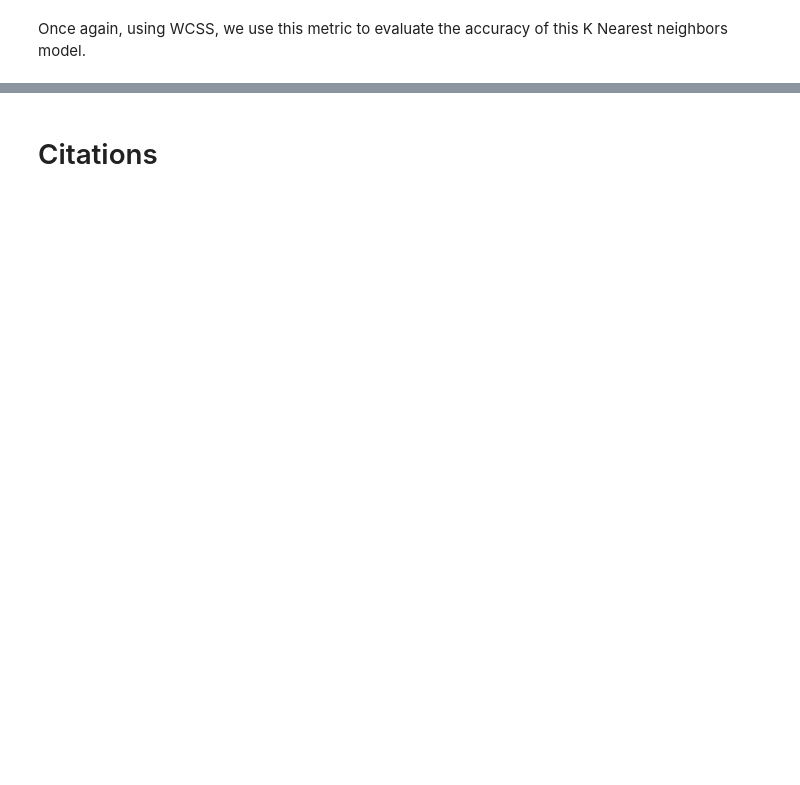
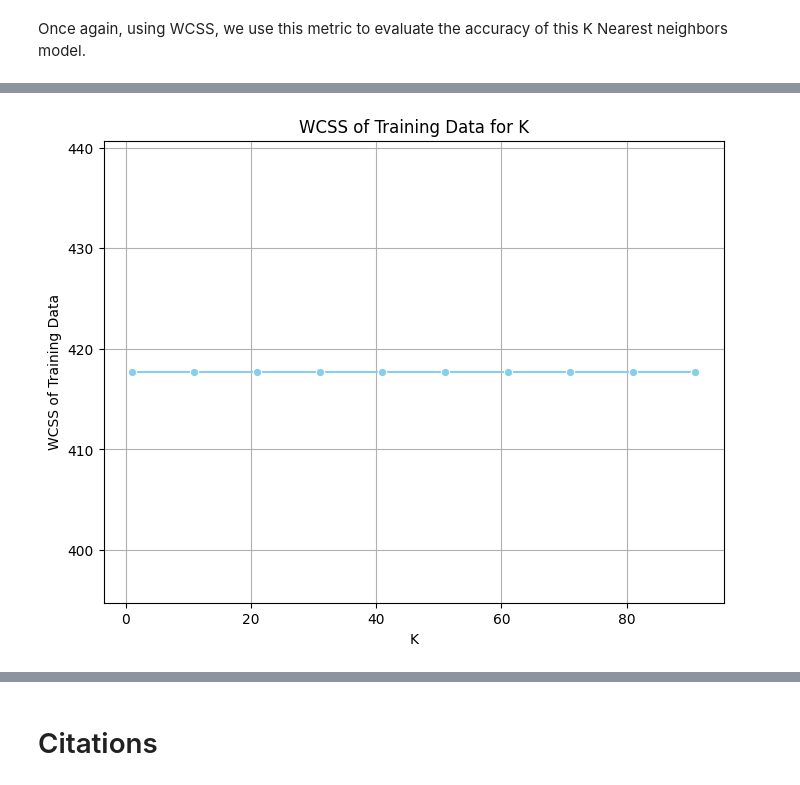
Before and after one commit to 2s2e/cse151a-project, a Jupyter notebook: Final.ipynb, the cells around one changed output, grey strips where cells are left out. Saved outputs shown, nothing was run; the diff lists cells and outputs as text; code cells hidden in the pictures; blank space fills up the shorter version.

```diff
--- a/Final.ipynb
+++ b/Final.ipynb
@@ -1193,0 +1292,10 @@ We find that the model performs quite similarly to Model 1, an expected result g
+# %%
+plt.figure(figsize=(8, 6))
+sns.lineplot(x=range(1, 100, 10), y=history_train, marker='o', color='skyblue')
+plt.xlabel('K')
+plt.ylabel('WCSS of Training Data')
+plt.title('WCSS of Training Data for K')
+plt.grid(True)
+plt.show()
+# %% [output]
+[figure, added]
```
Also changed, not shown: parts of 48 cells of this notebook.
